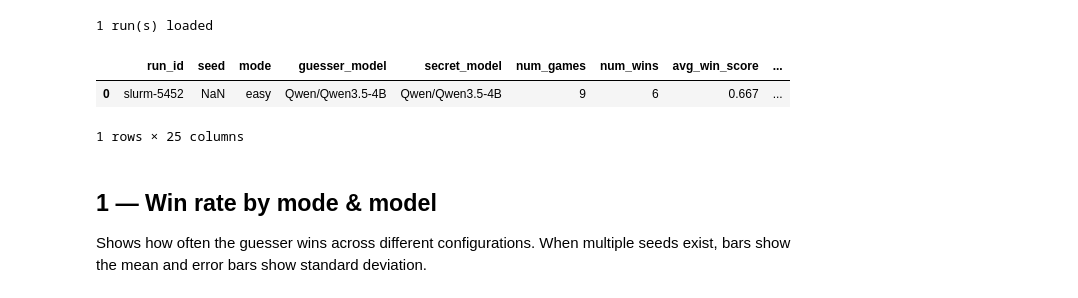
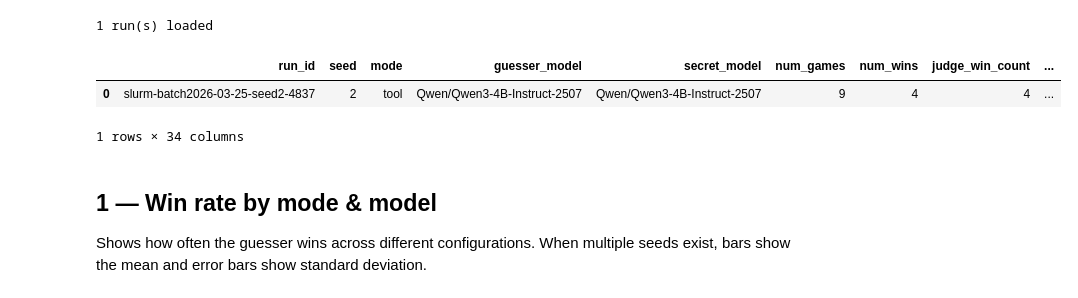
Before and after one commit to jakobahlberg/BA_project, a Jupyter notebook: postprocessing.ipynb, the cells around one changed output. Cells and saved outputs as stored; diff of their text form; code cells hidden in the pictures.

Commit message:
updated post processing and added quantization of models

```diff
--- a/postprocessing.ipynb
+++ b/postprocessing.ipynb
@@ -1,28 +1,28 @@
 # %%
 import pandas as pd
 import matplotlib.pyplot as plt
 import matplotlib.ticker as mticker
 import seaborn as sns
 import numpy as np
 
 sns.set_theme(style="whitegrid", palette="muted")
 plt.rcParams["figure.dpi"] = 120
 
 df = pd.read_csv("results/results.csv")
 
 df["guesser_label"] = df["guesser_model"].str.split("/").str[-1]
 df["secret_label"]  = df["secret_model"].str.split("/").str[-1]
 df["config"] = df["mode"] + "\n" + df["guesser_label"] + " / " + df["secret_label"]
 
 df["avg_verified_win_score"] = df["judge_win_count"] / df["num_games"]
-a
+
 print(f"{len(df)} run(s) loaded")
 df
 # %% [output]
 1 run(s) loaded
-|  | run_id | seed | mode | guesser_model | secret_model | num_games | num_wins | avg_win_score | ... |
-| 0 | slurm-5452 | NaN | easy | Qwen/Qwen3.5-4B | Qwen/Qwen3.5-4B | 9 | 6 | 0.667 | ... |
+|  | run_id | seed | mode | guesser_model | secret_model | num_games | num_wins | judge_win_count | ... |
+| 0 | slurm-batch2026-03-25-seed2-4837 | 2 | tool | Qwen/Qwen3-4B-Instruct-2507 | Qwen/Qwen3-4B-Instruct-2507 | 9 | 4 | 4 | ... |
-1 rows × 25 columns
+1 rows × 34 columns
 # %% [markdown]
 ## 1 — Win rate by mode & model
 Shows how often the guesser wins across different configurations. When multiple seeds exist, bars show the mean and error bars show standard deviation.
```
Also changed, not shown: parts of 11 cells of this notebook, 3 other files.
